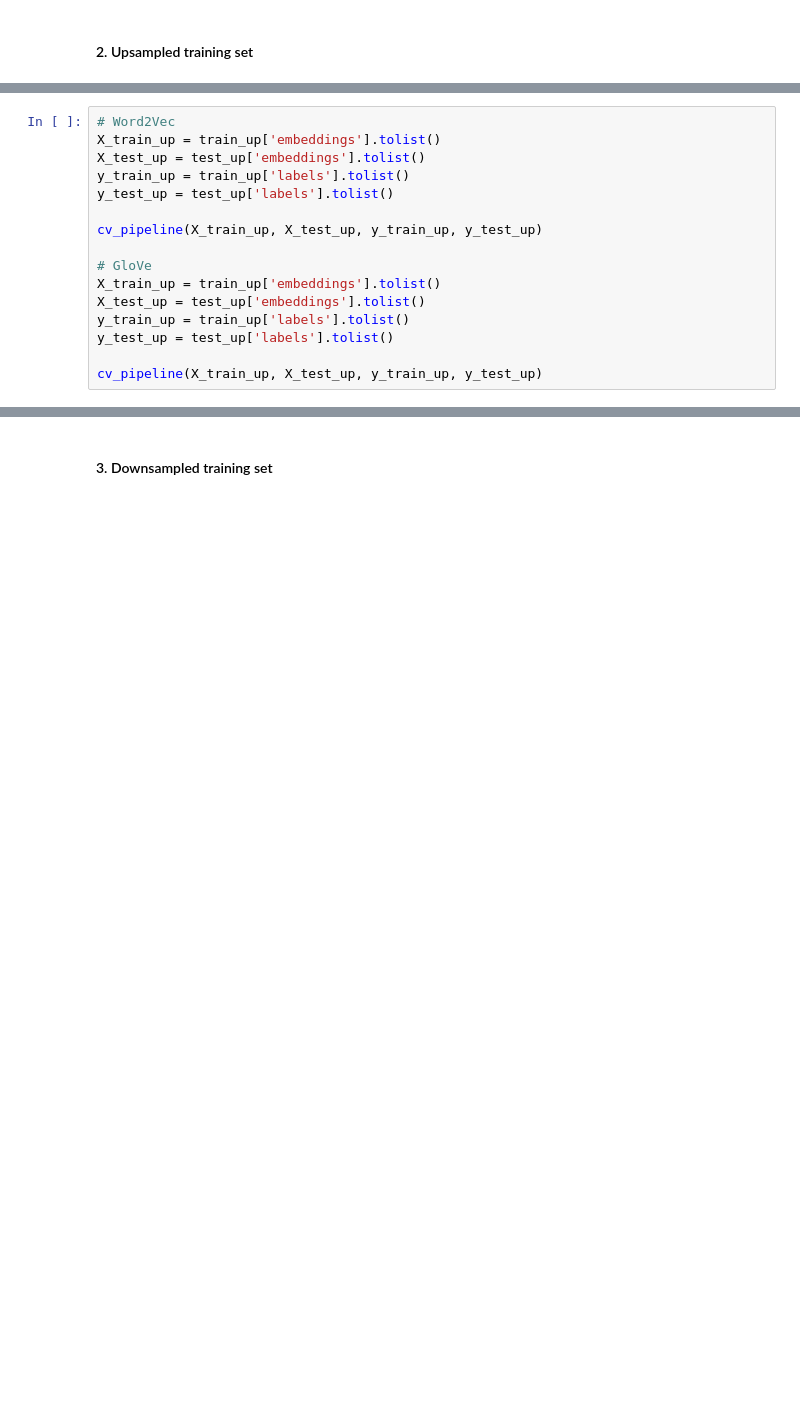
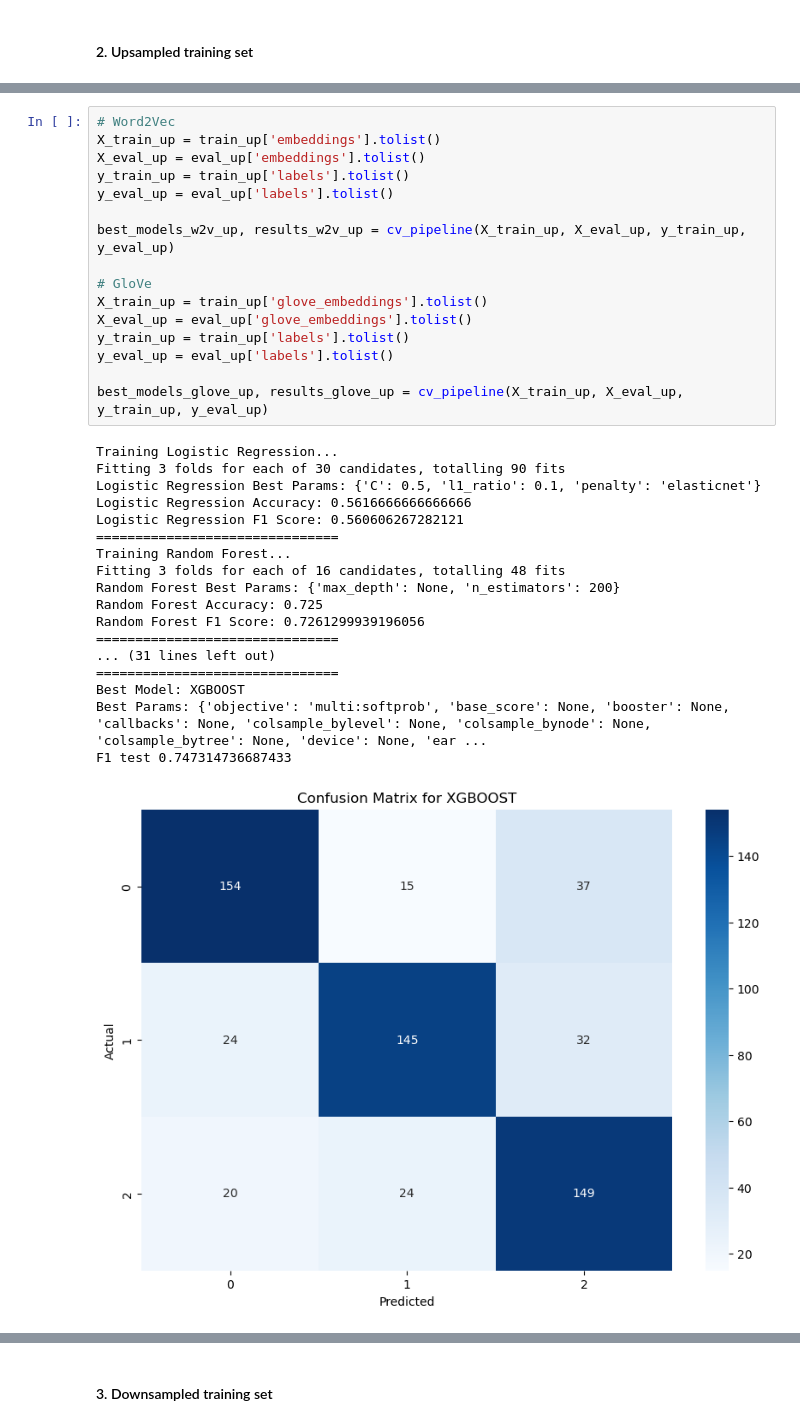
Before and after one commit to paultltc/InflaBERT, a Jupyter notebook: source/training/SA.ipynb, the cells around one changed output, grey strips where cells are left out. Drawn from its saved outputs; the diff is of its cells as text; blank space fills up the shorter version.

```diff
--- a/source/training/SA.ipynb
+++ b/source/training/SA.ipynb
@@ -497,16 +554,35 @@ train_up, eval_up, test_up = full_pipeline_w2v_glove(train=train_up_df, eval=eva
 # %%
 # Word2Vec
 X_train_up = train_up['embeddings'].tolist()
-X_test_up = test_up['embeddings'].tolist()
+X_eval_up = eval_up['embeddings'].tolist()
 y_train_up = train_up['labels'].tolist()
-y_test_up = test_up['labels'].tolist()
+y_eval_up = eval_up['labels'].tolist()
 
-cv_pipeline(X_train_up, X_test_up, y_train_up, y_test_up)
+best_models_w2v_up, results_w2v_up = cv_pipeline(X_train_up, X_eval_up, y_train_up, y_eval_up)
 
 # GloVe
-X_train_up = train_up['embeddings'].tolist()
-X_test_up = test_up['embeddings'].tolist()
+X_train_up = train_up['glove_embeddings'].tolist()
+X_eval_up = eval_up['glove_embeddings'].tolist()
 y_train_up = train_up['labels'].tolist()
-y_test_up = test_up['labels'].tolist()
+y_eval_up = eval_up['labels'].tolist()
 
-cv_pipeline(X_train_up, X_test_up, y_train_up, y_test_up)
+best_models_glove_up, results_glove_up = cv_pipeline(X_train_up, X_eval_up, y_train_up, y_eval_up)
+# %% [output]
+Training Logistic Regression...
+Fitting 3 folds for each of 30 candidates, totalling 90 fits
+Logistic Regression Best Params: {'C': 0.5, 'l1_ratio': 0.1, 'penalty': 'elasticnet'}
+Logistic Regression Accuracy: 0.5616666666666666
+Logistic Regression F1 Score: 0.560606267282121
+===============================
+Training Random Forest...
+Fitting 3 folds for each of 16 candidates, totalling 48 fits
+Random Forest Best Params: {'max_depth': None, 'n_estimators': 200}
+Random Forest Accuracy: 0.725
+Random Forest F1 Score: 0.7261299939196056
+===============================
+... (31 lines left out)
+===============================
+Best Model: XGBOOST
+Best Params: {'objective': 'multi:softprob', 'base_score': None, 'booster': None, 'callbacks': None, 'colsample_bylevel': None, 'colsample_bynode': None, 'colsample_bytree': None, 'device': None, 'ear ...
+F1 test 0.747314736687433
+[figure, added]
```
Also changed, not shown: parts of 14 cells of this notebook, 2 other files.
